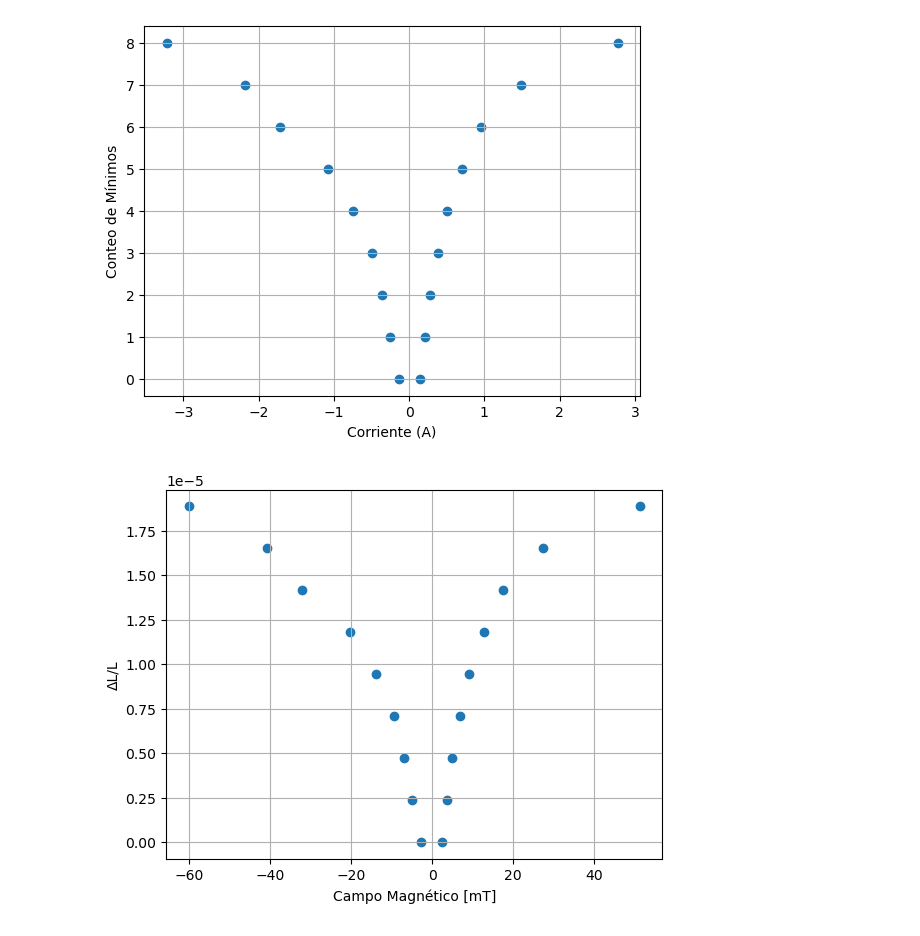
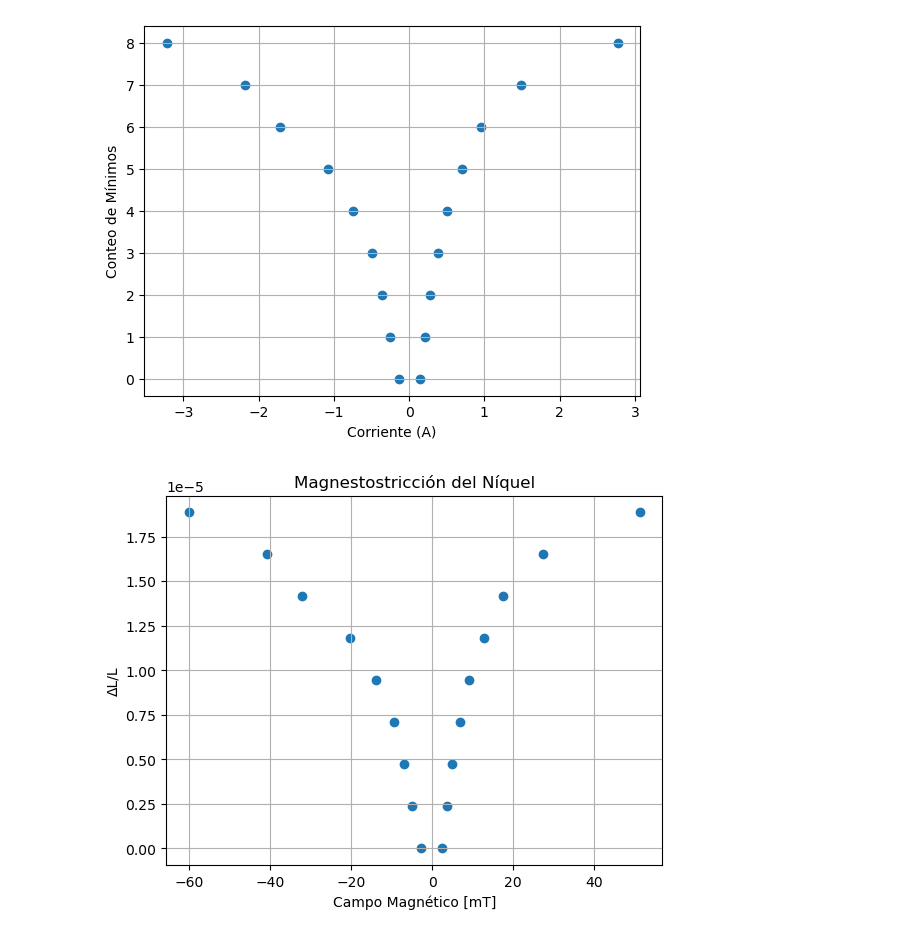
Before and after one commit to lsperezm/Intermedio, a Jupyter notebook: 2. Magnetostricción/Code/Codigo.ipynb, the cells around one changed output. Saved outputs shown, nothing was run; the diff lists cells and outputs as text; code cells hidden in the pictures.

```diff
--- a/2. Magnetostricción/Code/Codigo.ipynb
+++ b/2. Magnetostricción/Code/Codigo.ipynb
@@ -139,9 +139,10 @@ Long_Ni=delta(Conteo_Ni)/l
 # %%
 plt.scatter(B_Ni,Long_Ni)
 plt.xlabel('Campo Magnético [mT]')
 plt.ylabel('ΔL/L')
 plt.grid()
+plt.title('Magnestostricción del Níquel')
 
 plt.savefig('plot_niquel.png', format='png')
 # %% [output]
-[figure, old version]
+[figure, new version]
```
Also changed, not shown: parts of 3 cells of this notebook, 2 other files.
